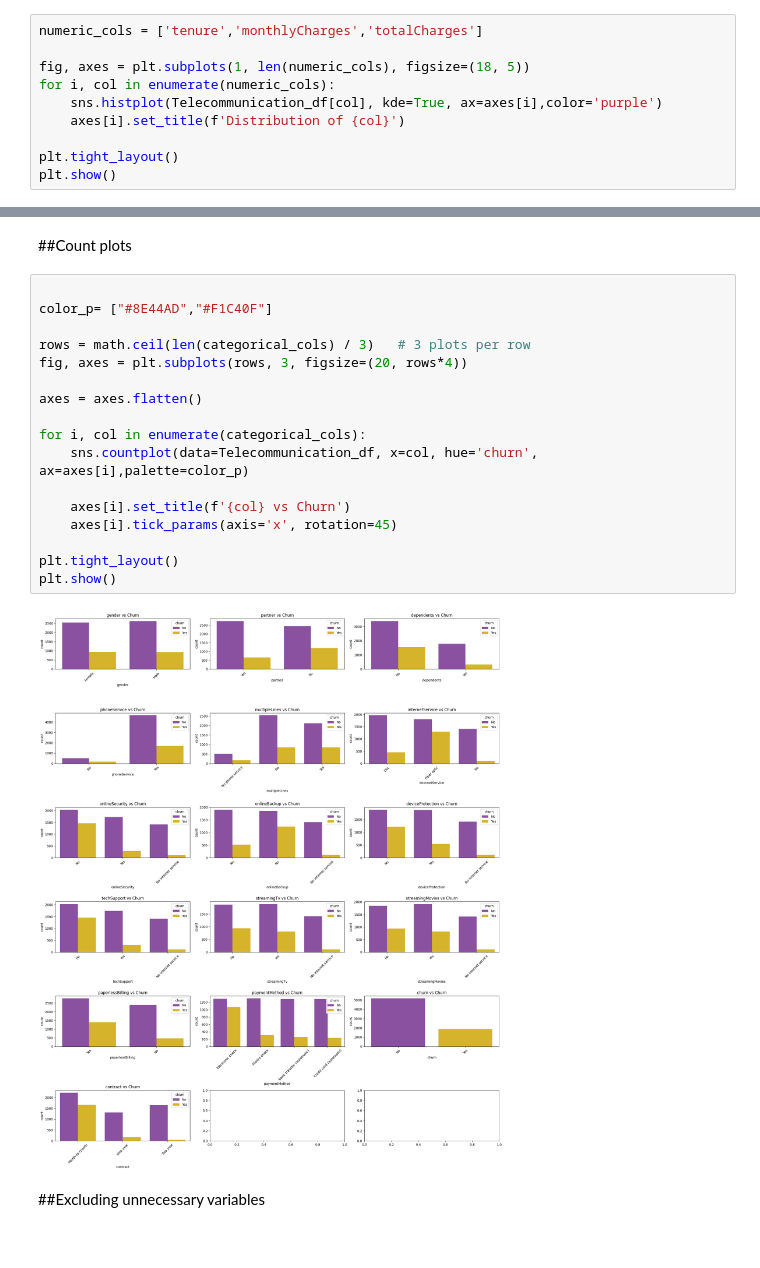
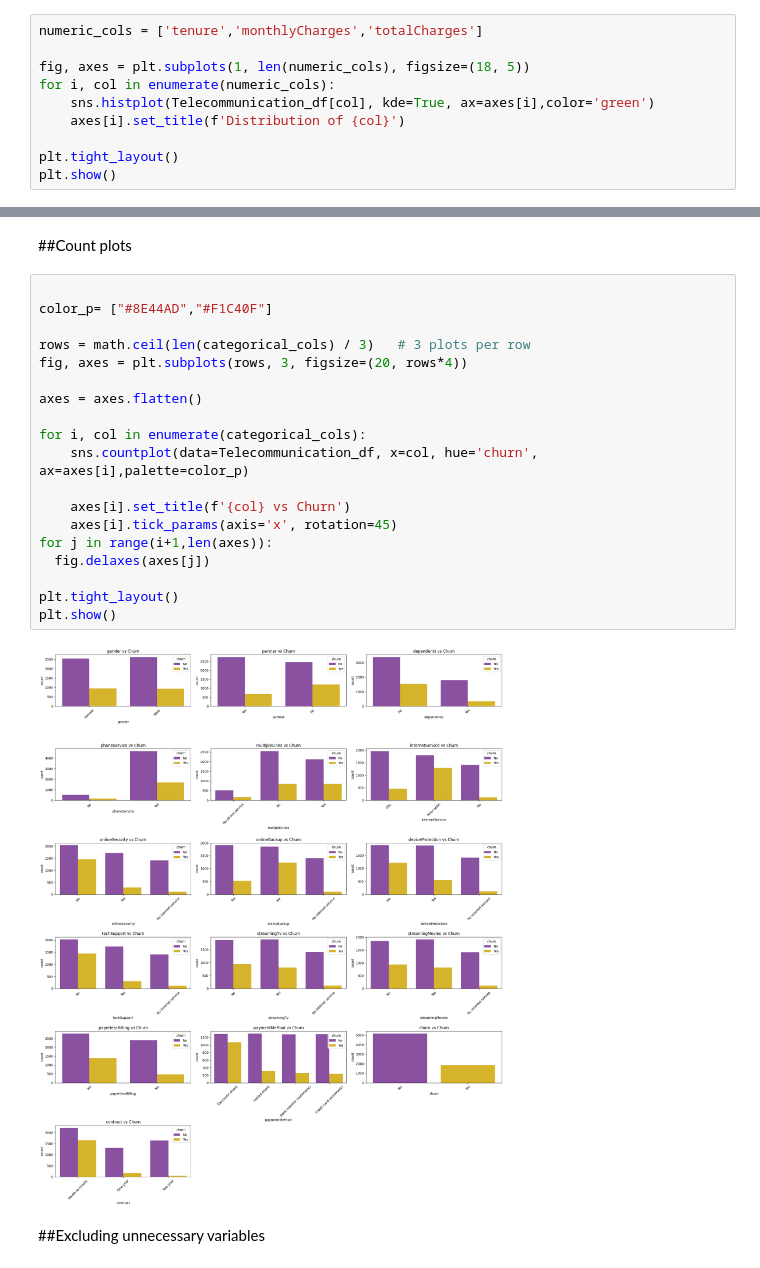
Before and after one commit to yumna-prog/Customer-Churn-Prediction, a Jupyter notebook: CustomerChurnPreduiction.ipynb, the cells around one changed output, grey strips where cells are left out. Cells and saved outputs as stored; diff of their text form.

```diff
--- a/CustomerChurnPreduiction.ipynb
+++ b/CustomerChurnPreduiction.ipynb
@@ -489,7 +489,7 @@ numeric_cols = ['tenure','monthlyCharges','totalCharges']
 
 fig, axes = plt.subplots(1, len(numeric_cols), figsize=(18, 5))
 for i, col in enumerate(numeric_cols):
-    sns.histplot(Telecommunication_df[col], kde=True, ax=axes[i],color='purple')
+    sns.histplot(Telecommunication_df[col], kde=True, ax=axes[i],color='green')
     axes[i].set_title(f'Distribution of {col}')
 
 plt.tight_layout()
@@ -603,22 +603,24 @@ Passing `palette` without assigning `hue` is deprecated and will be removed in v
 # %%
 
 color_p= ["#8E44AD","#F1C40F"]
 
 rows = math.ceil(len(categorical_cols) / 3)   # 3 plots per row
 fig, axes = plt.subplots(rows, 3, figsize=(20, rows*4))
 
 axes = axes.flatten()
 
 for i, col in enumerate(categorical_cols):
     sns.countplot(data=Telecommunication_df, x=col, hue='churn', ax=axes[i],palette=color_p)
 
     axes[i].set_title(f'{col} vs Churn')
     axes[i].tick_params(axis='x', rotation=45)
+for j in range(i+1,len(axes)):
+  fig.delaxes(axes[j])
 
 plt.tight_layout()
 plt.show()
 # %% [output]
-[figure, old version]
+[figure, new version]
 # %% [markdown]
 ##Excluding unnecessary variables
 # %%
```
Also changed, not shown: parts of 9 cells of this notebook.
